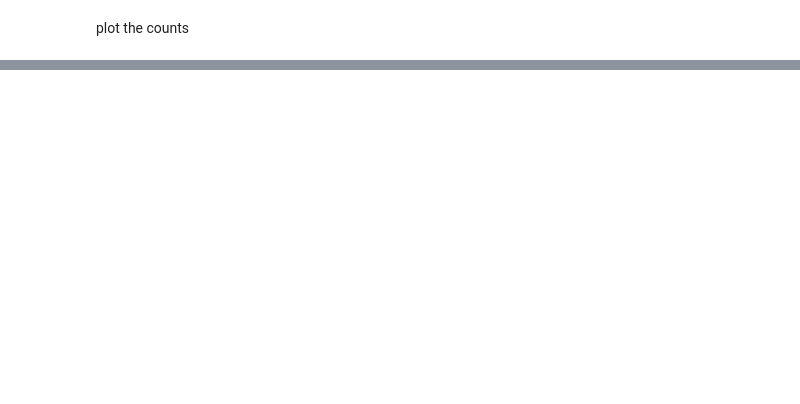
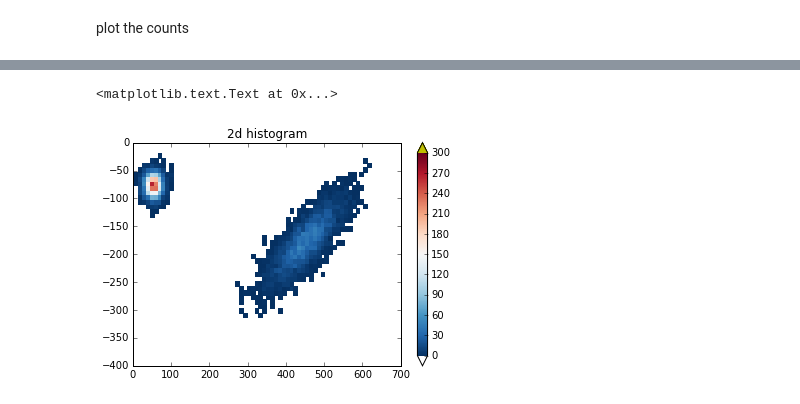
Before and after one commit to phaustin/pythonlibs, a Jupyter notebook: hist2d/hist2d.ipynb, the cells around one changed output, grey strips where cells are left out. Saved outputs shown, nothing was run; the diff lists cells and outputs as text; code cells hidden in the pictures; blank space fills up the shorter version.

Commit message:
working with hist2d numba

```diff
--- a/hist2d/hist2d.ipynb
+++ b/hist2d/hist2d.ipynb
@@ -341,0 +355,3 @@ fig3.savefig('histogram.png')
+# %%
+col_bins=np.linspace(0,700,70)
+row_bins=np.linspace(-400,0,50)
@@ -341,0 +363,13 @@ fig3.savefig('histogram.png')
+# %%
+hist_array,x_centers,y_centers=numba_hist2d(chanx.ravel(),chany.ravel(),col_bins,row_bins)
+# %%
+fig3=plt.figure(1)
+axis1=fig3.add_subplot(111)
+mask=np.isnan(hist_array)
+hist_array=np.ma.array(hist_array,mask=mask)
+im=axis1.pcolormesh(x_centers,y_centers,hist_array,cmap=cmap,norm=the_norm)
+cb=fig3.colorbar(im,extend='both')
+axis1.set_title('2d histogram')
+# %% [output]
+<matplotlib.text.Text at 0x...>
+[figure, added]
```
Also changed, not shown: parts of 8 cells of this notebook, 2 other files.
